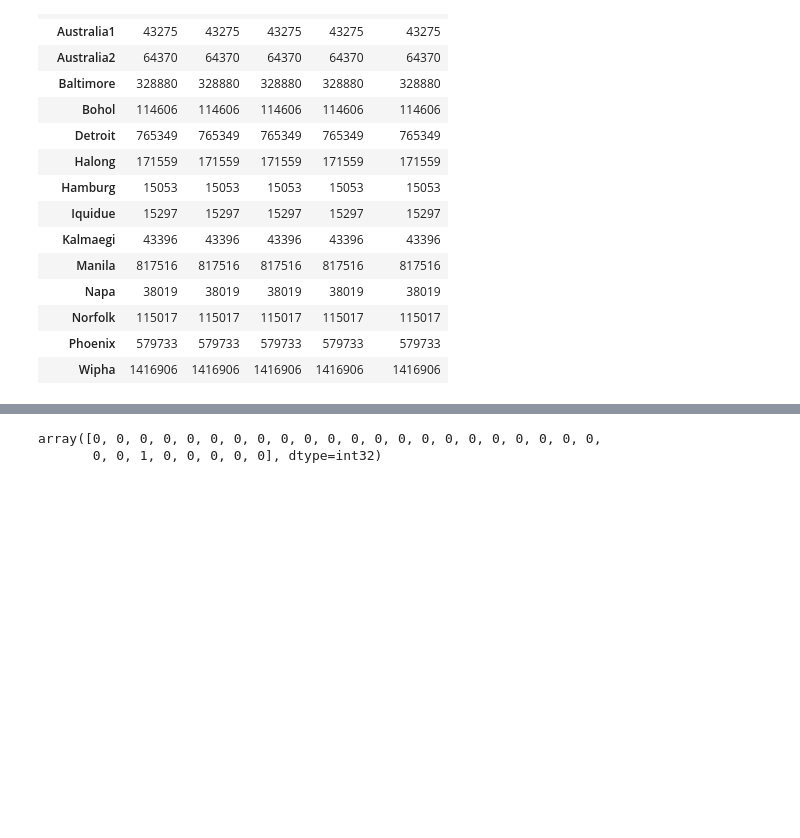
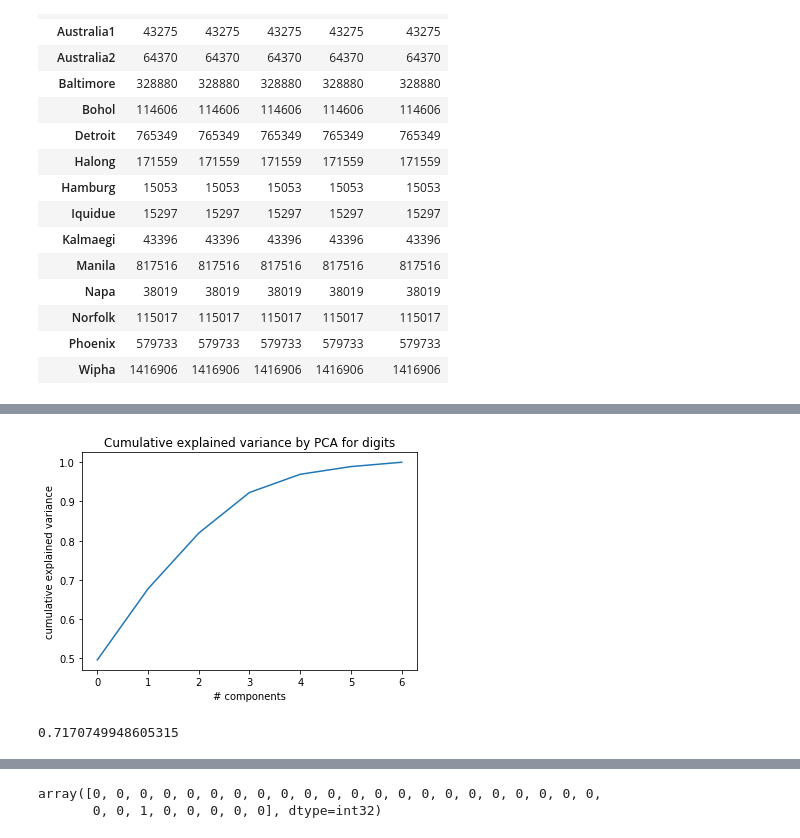
Before and after one commit to Matt-Carney/Natural_Disaster, a Jupyter notebook: Natural_Disaster.ipynb, the cells around one changed output, grey strips where cells are left out. Saved outputs shown, nothing was run; the diff lists cells and outputs as text; code cells hidden in the pictures; blank space fills up the shorter version.

```diff
--- a/Natural_Disaster.ipynb
+++ b/Natural_Disaster.ipynb
@@ -310,0 +291,8 @@ pred_disaster = km.labels_
+# %%
+#Cumulative PCA Variance
+plt.plot(np.cumsum(pca.explained_variance_ratio_))
+plt.xlabel('# components')
+plt.ylabel('cumulative explained variance');
+plt.title('Cumulative explained variance by PCA for digits');
+# %% [output]
+[figure, added]
@@ -310,0 +309,4 @@ pred_disaster = km.labels_
+# %%
+silhouette_score(X, pred_disaster)
+# %% [output]
+0.7170749948605315
```
Also changed, not shown: parts of 25 cells of this notebook.
